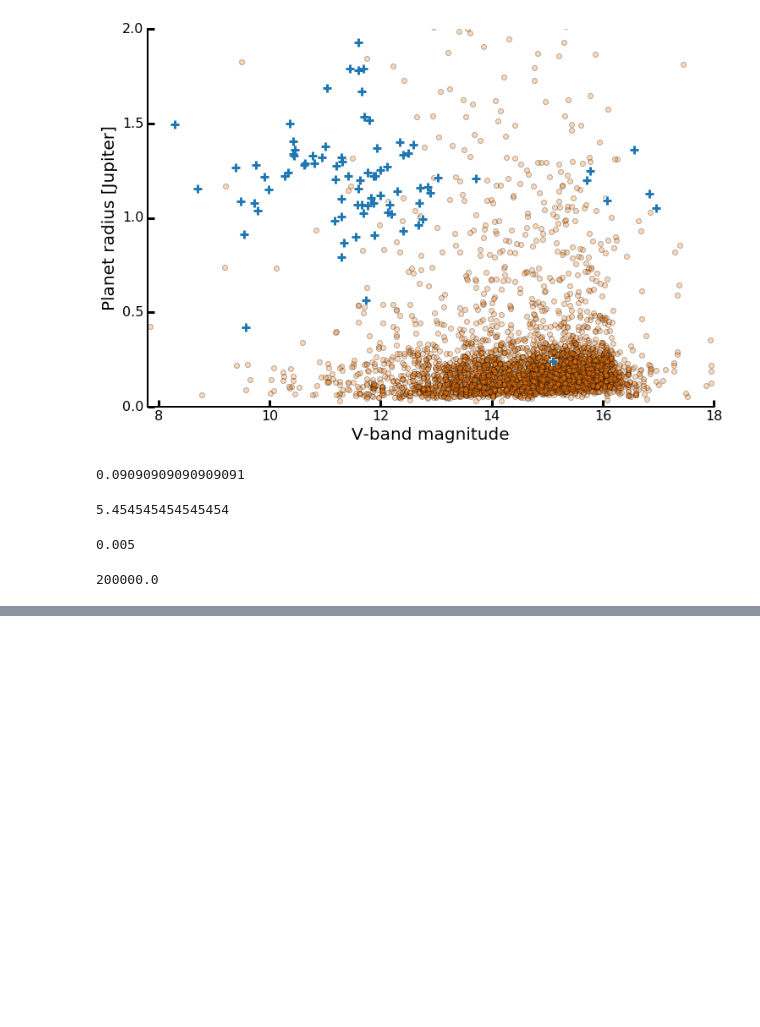
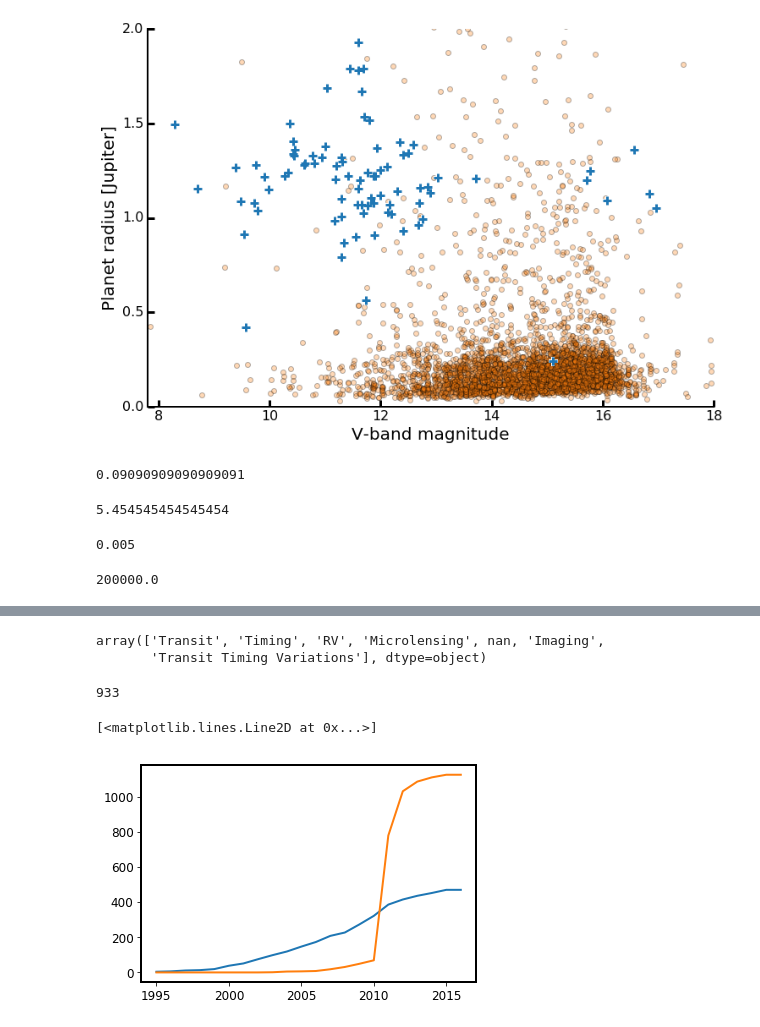
Before and after one commit to timothydmorton/figures, a Jupyter notebook: scratchwork.ipynb, the cells around one changed output, grey strips where cells are left out. Saved outputs shown, nothing was run; the diff lists cells and outputs as text; code cells hidden in the pictures; blank space fills up the shorter version.

```diff
--- a/scratchwork.ipynb
+++ b/scratchwork.ipynb
@@ -245,0 +275,23 @@ fig.savefig('ground_vs_kep.png', transparent=True, bbox_inches="tight")
+# %%
+exo.PLANETDISCMETH.unique()
+# %% [output]
+array(['Transit', 'Timing', 'RV', 'Microlensing', nan, 'Imaging',
+       'Transit Timing Variations'], dtype=object)
+# %%
+exo.NAME.str.contains('Kepler').sum()
+# %% [output]
+933
+# %%
+min_date = 1995
+max_date = 2017
+dates = np.arange(min_date, max_date)
+
+rv_cum = [len(exo.query('PLANETDISCMETH=="RV" and DATE <= {}'.format(d))) for d in dates]
+transit_cum = [len(exo.query('PLANETDISCMETH=="Transit" and DATE <= {}'.format(d))) for d in dates]
+
+fig, ax = plt.subplots(1,1)
+ax.plot(dates, rv_cum)
+ax.plot(dates, transit_cum)
+# %% [output]
+[<matplotlib.lines.Line2D at 0x...>]
+[figure, added]
```
Also changed, not shown: parts of 9 cells of this notebook, 6 other files.
